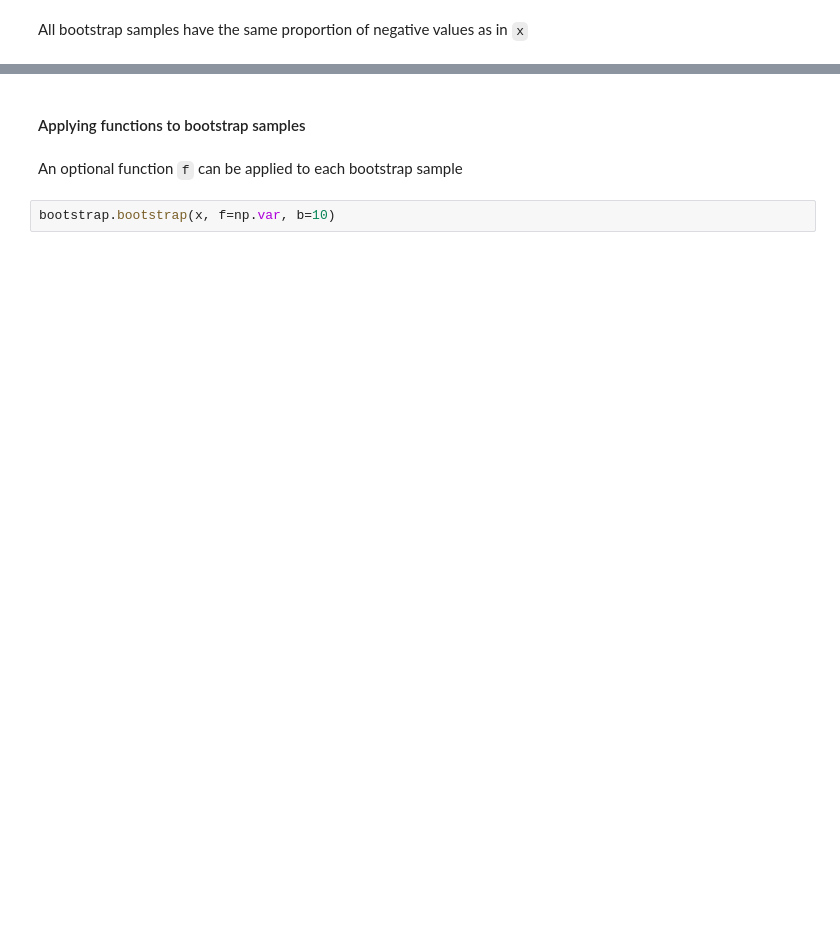
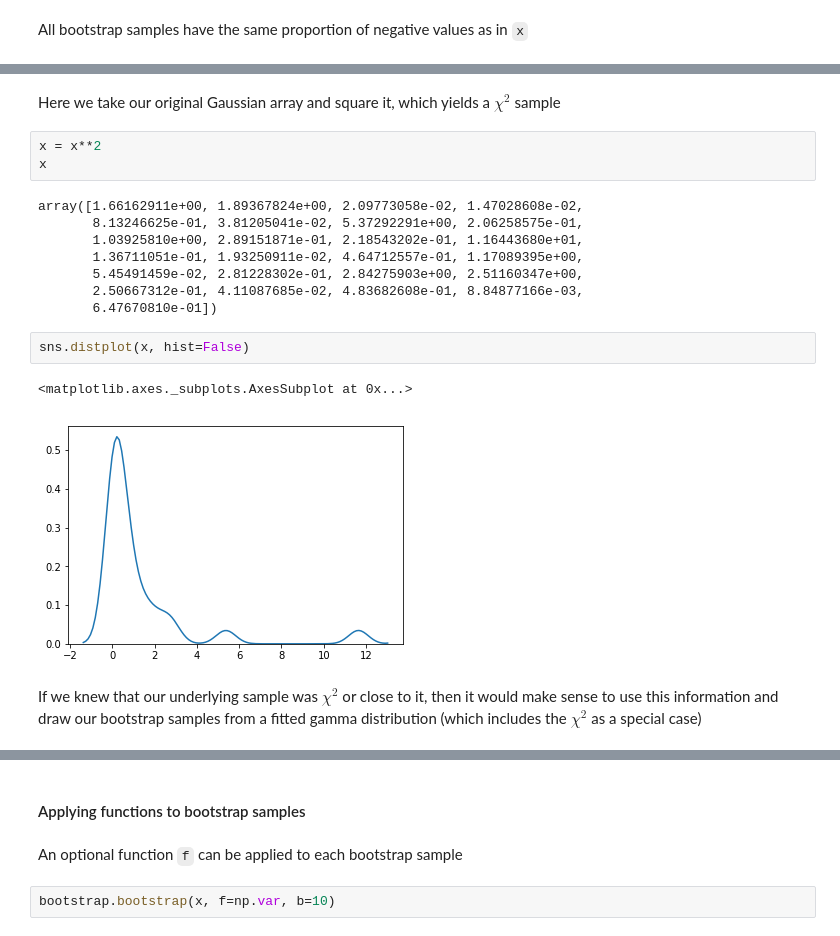
Before and after one commit to jmichuda/resample, a Jupyter notebook: doc/resample.ipynb, the cells around one changed output, grey strips where cells are left out. Saved outputs shown, nothing was run; the diff lists cells and outputs as text; blank space fills up the shorter version.

Commit message:
parametric bootstrap examples in notebook

```diff
--- a/doc/resample.ipynb
+++ b/doc/resample.ipynb
@@ -157,0 +164,20 @@ boot = bootstrap.bootstrap(x, b=10, strata=y)
+# %% [markdown]
+Here we take our original Gaussian array and square it, which yields a $\chi^2$ sample
+# %%
+x = x**2
+x
+# %% [output]
+array([1.66162911e+00, 1.89367824e+00, 2.09773058e-02, 1.47028608e-02,
+       8.13246625e-01, 3.81205041e-02, 5.37292291e+00, 2.06258575e-01,
+       1.03925810e+00, 2.89151871e-01, 2.18543202e-01, 1.16443680e+01,
+       1.36711051e-01, 1.93250911e-02, 4.64712557e-01, 1.17089395e+00,
+       5.45491459e-02, 2.81228302e-01, 2.84275903e+00, 2.51160347e+00,
+       2.50667312e-01, 4.11087685e-02, 4.83682608e-01, 8.84877166e-03,
+       6.47670810e-01])
+# %%
+sns.distplot(x, hist=False)
+# %% [output]
+<matplotlib.axes._subplots.AxesSubplot at 0x...>
+[figure, added]
+# %% [markdown]
+If we knew that our underlying sample was $\chi^2$ or close to it, then it would make sense to use this information and draw our bootstrap samples from a fitted gamma distribution (which includes the $\chi^2$ as a special case)
```
Also changed, not shown: parts of 42 cells of this notebook, 1 other file.
